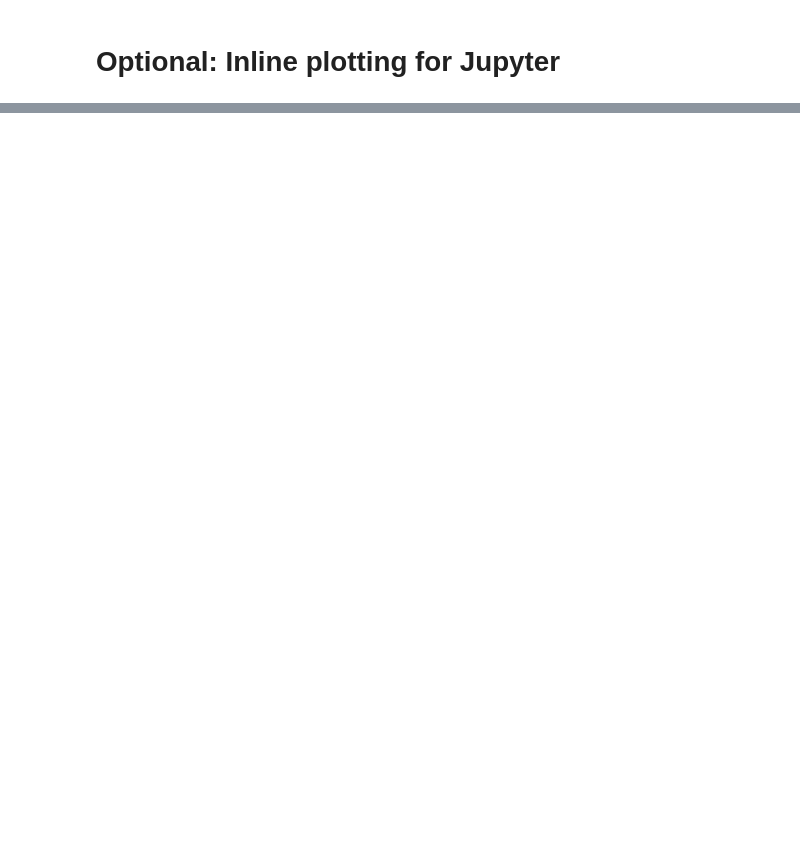
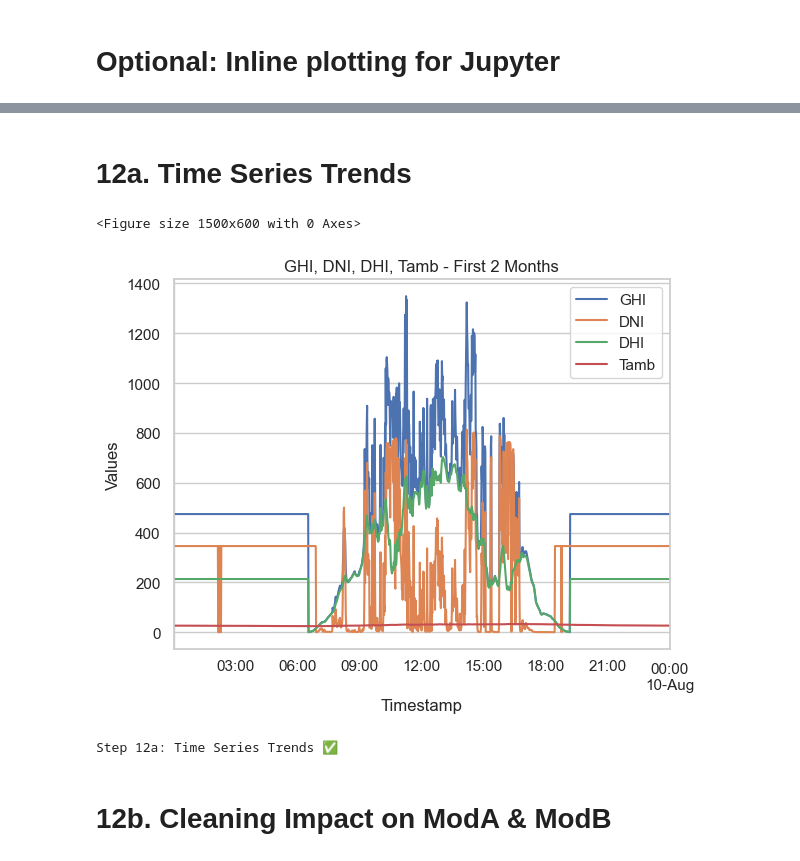
Before and after one commit to kaleb-menbere/solar-challenge-week0, a Jupyter notebook: notebooks/benin_eda.ipynb, the cells around one changed output, grey strips where cells are left out. Saved outputs shown, nothing was run; the diff lists cells and outputs as text; code cells hidden in the pictures; blank space fills up the shorter version.

```diff
--- a/notebooks/benin_eda.ipynb
+++ b/notebooks/benin_eda.ipynb
@@ -196,0 +471,33 @@ plt.show()
+# %%
+# Set plotting style
+sns.set(style="whitegrid")
+
+# Step 11a: Visualize GHI, DNI, DHI over time (first 7 days)
+plt.figure(figsize=(14, 6))
+df[['GHI', 'DNI', 'DHI']].iloc[:7*24].plot()
+plt.title('GHI, DNI, DHI for the first 7 days')
+plt.xlabel('Timestamp (Hourly)')
+plt.ylabel('Irradiance / W/m²')
+plt.legend()
+plt.show()
+
+# Step 11b: Distribution of GHI and rolling average
+plt.figure(figsize=(12, 5))
+sns.histplot(df['GHI'], bins=50, kde=True, color='orange', label='GHI')
+sns.histplot(df['GHI_roll3'], bins=50, kde=True, color='blue', label='GHI 3-hour rolling')
+plt.title('Distribution of GHI vs GHI 3-hour rolling average')
+plt.legend()
+plt.show()
+
+# Step 11c: Boxplot of GHI by Hour of the Day
+plt.figure(figsize=(12, 5))
+sns.boxplot(x='Hour', y='GHI', data=df)
+plt.title('Hourly distribution of GHI')
+plt.show()
+
+# Step 11d: Heatmap of average GHI by DayOfWeek and Hour
+pivot = df.pivot_table(index='DayOfWeek', columns='Hour', values='GHI', aggfunc='mean')
+plt.figure(figsize=(12,6))
+sns.heatmap(pivot, cmap='YlOrRd', annot=True, fmt=".0f")
+plt.title('Average GHI by DayOfWeek and Hour')
+plt.show()
@@ -196,0 +514,17 @@ plt.show()
+# %% [markdown]
+# 12a. Time Series Trends
+# %%
+# Plot GHI, DNI, DHI, Tamb over the full dataset (first 2 months for clarity)
+plt.figure(figsize=(15,6))
+df[['GHI','DNI','DHI','Tamb']].iloc[:60*24].plot()
+plt.title('GHI, DNI, DHI, Tamb - First 2 Months')
+plt.xlabel('Timestamp')
+plt.ylabel('Values')
+plt.show()
+print("Step 12a: Time Series Trends ✅")
+# %% [output]
+<Figure size 1500x600 with 0 Axes>
+[figure, added]
+Step 12a: Time Series Trends ✅
+# %% [markdown]
+# 12b. Cleaning Impact on ModA & ModB
```
Also changed, not shown: parts of 85 cells of this notebook, 7 other files.
